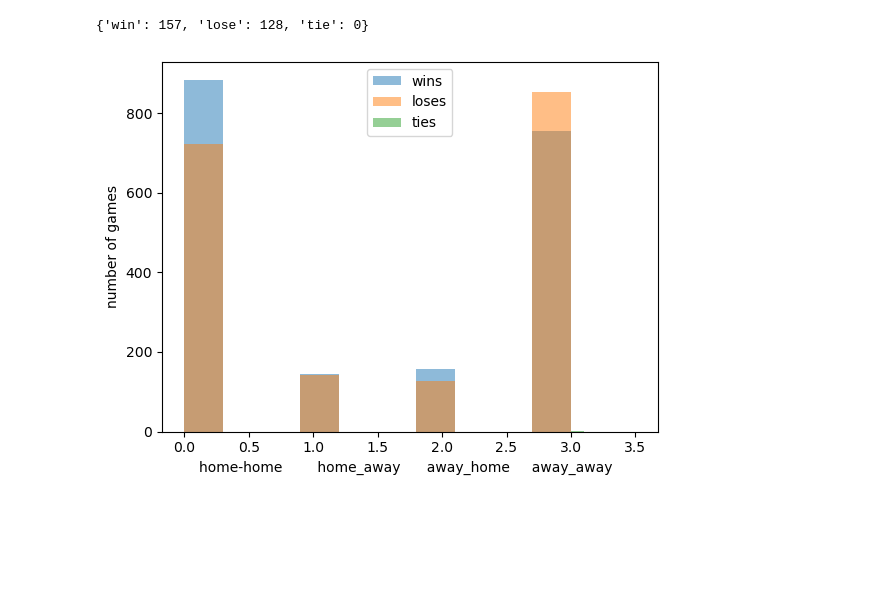
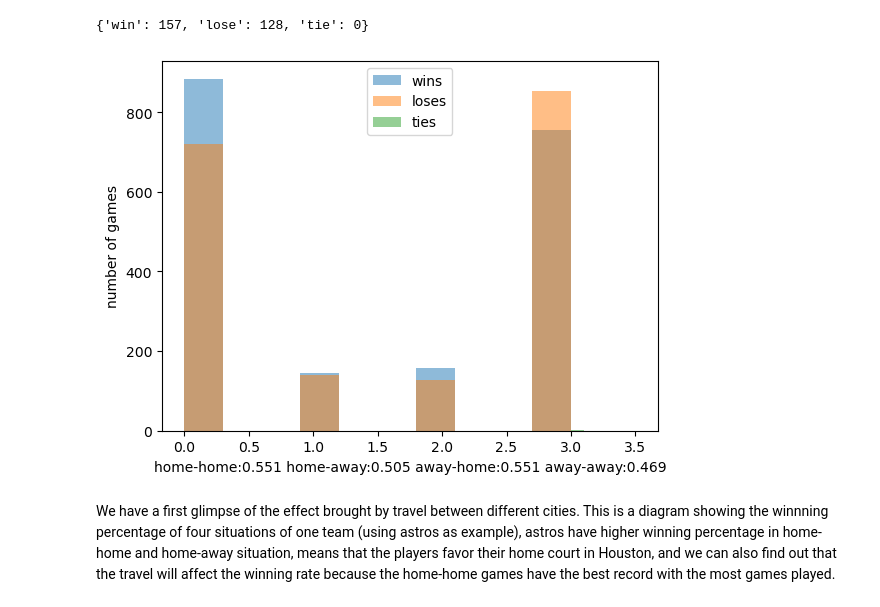
Before and after one commit to mzppppp/Datathon2024, a Jupyter notebook: Datathon2024_Astros.ipynb, the cells around one changed output. Saved outputs shown, nothing was run; the diff lists cells and outputs as text; code cells hidden in the pictures; blank space fills up the shorter version.

```diff
--- a/Datathon2024_Astros.ipynb
+++ b/Datathon2024_Astros.ipynb
@@ -5,5 +6,5 @@ import matplotlib.pyplot as plt
 # %%
-df = pd.read_csv("datathon_2024_dataset (1).csv")
+df = pd.read_csv("datathon_2024_dataset_corrected.csv")
 df.head()
 # %% [output]
 |  | Unnamed: 0 | game_date | home_team | away_team | is_day_game | home_score | away_score | venue | venue_name | ... |
@@ -106,9 +111,11 @@ tie = [0]*home_home['tie'] + [1]*home_away['tie'] + [2]*away_home['tie'] + [3]*a
 # %%
 plt.hist(win, alpha = 0.5, label = "wins")
 plt.hist(lose, alpha = 0.5, label = "loses")
 plt.hist(tie, alpha = 0.5, label = "ties")
 plt.legend()
-plt.xlabel('home-home        home_away      away_home     away_away  ')
+plt.xlabel(f'home-home:{hh_win} home-away:{ha_win} away-home:{ah_win} away-away:{aa_win}')
 plt.ylabel('number of games');
 # %% [output]
-[figure, old version]
+[figure, new version]
+# %% [markdown]
+We have a first glimpse of the effect brought by travel between different cities. This is a diagram showing the winnning percentage of four situations of one team (using astros as example), astros have higher winning percentage in home-home and home-away situation, means that the players favor their home court in Houston, and we can also find out that the travel will affect the winning rate because the home-home games have the best record with the most games played.
```
Also changed, not shown: parts of 9 cells of this notebook.
